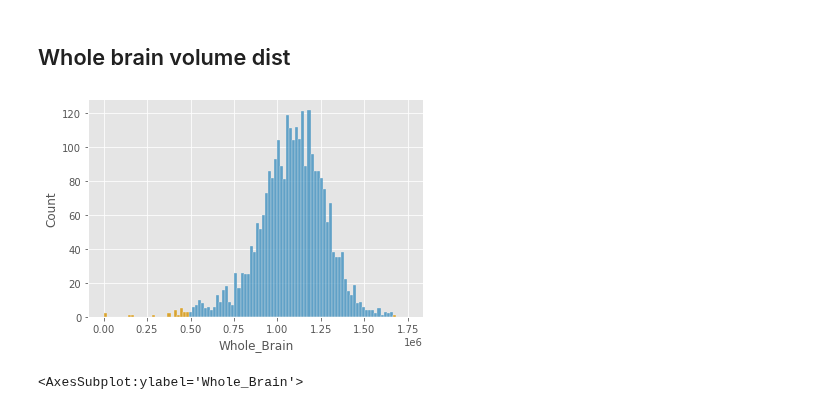
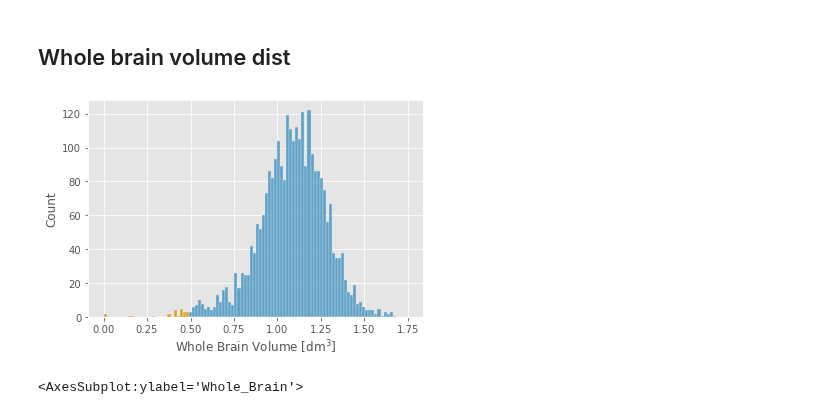
Before and after one commit to Kiril94/Thesis, a Jupyter notebook: cobra/t1_long/long_pred_stats.ipynb, the cells around one changed output. Drawn from its saved outputs; the diff is of its cells as text; code cells hidden in the pictures.

```diff
--- a/cobra/t1_long/long_pred_stats.ipynb
+++ b/cobra/t1_long/long_pred_stats.ipynb
@@ -19,6 +19,7 @@ data_dir = join(base_dir, 'data')
 tables_dir = join(data_dir, 'tables')
 data_long_dir = join(data_dir, 't1_longitudinal')
 disk_dir = "F:\\"
+fig_dir = join(base_dir, 't1_long','figs')
 br_df = pd.read_csv(join(disk_dir,"CoBra\\Data\\volume_longitudinal_nii\\Brain_Regions.csv"))
 pred_dir = join(disk_dir, "CoBra\\Data\\volume_longitudinal_nii\\prediction")
 df_pat = utils.load_scan_csv(join(tables_dir, 'neg_pos_clean.csv'))
@@ -55,12 +56,13 @@ len(long_sids_ls)
 # %%
 plt.style.use('ggplot')
 fig, ax = plt.subplots()
-_,bins = np.histogram(df.Whole_Brain, bins=100, range=(0,1.75e6))
-sns.histplot(df.Whole_Brain, ax=ax, bins=bins)
-sns.histplot(df[np.abs(stats.zscore(df.Whole_Brain)) > 3].Whole_Brain,bins=bins, ax=ax, color='orange')
-fig.savefig(join(data_long_dir, 'results', "whole_brain_dist.png"), dpi=200)
+_,bins = np.histogram(df.Whole_Brain, bins=100, range=(0,1.75))
+sns.histplot(df.Whole_Brain/1e6, ax=ax, bins=bins)
+sns.histplot(df[np.abs(stats.zscore(df.Whole_Brain)) > 3].Whole_Brain/1e6,bins=bins, ax=ax, color='orange')
+ax.set_xlabel('Whole Brain Volume '+r'$[\mathrm{dm}^3]$')
+fig.savefig(join(fig_dir, "whole_brain_dist.png"), dpi=200)
 # %% [output]
-[figure, old version]
+[figure, new version]
 # %%
 fig, ax = plt.subplots(1,2)
 sns.boxplot(data = df, y='Whole_Brain', ax=ax[0])
```
Also changed, not shown: 4 other files.
